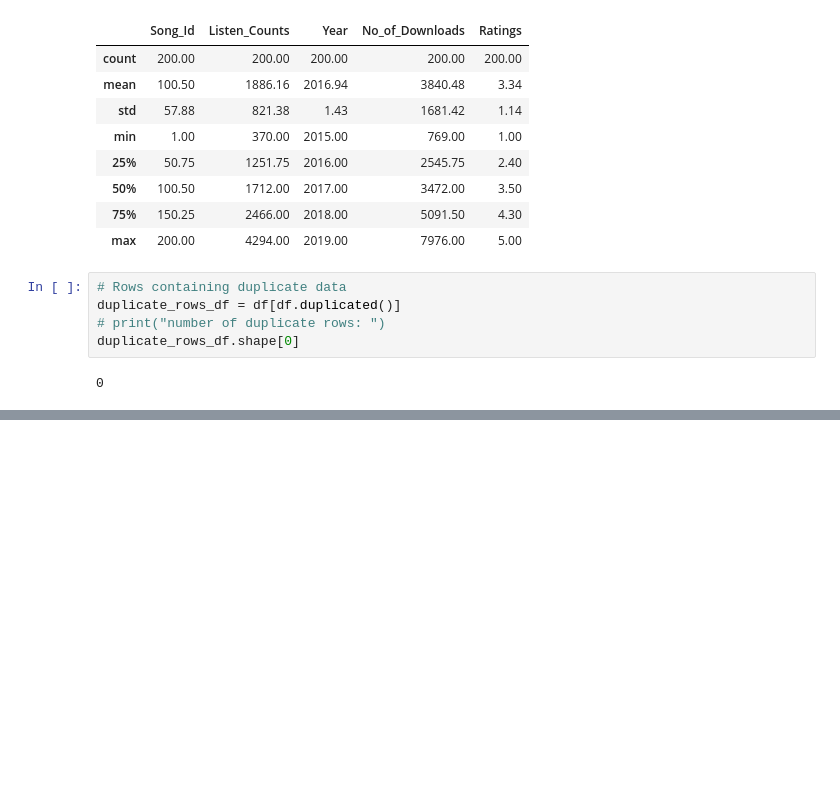
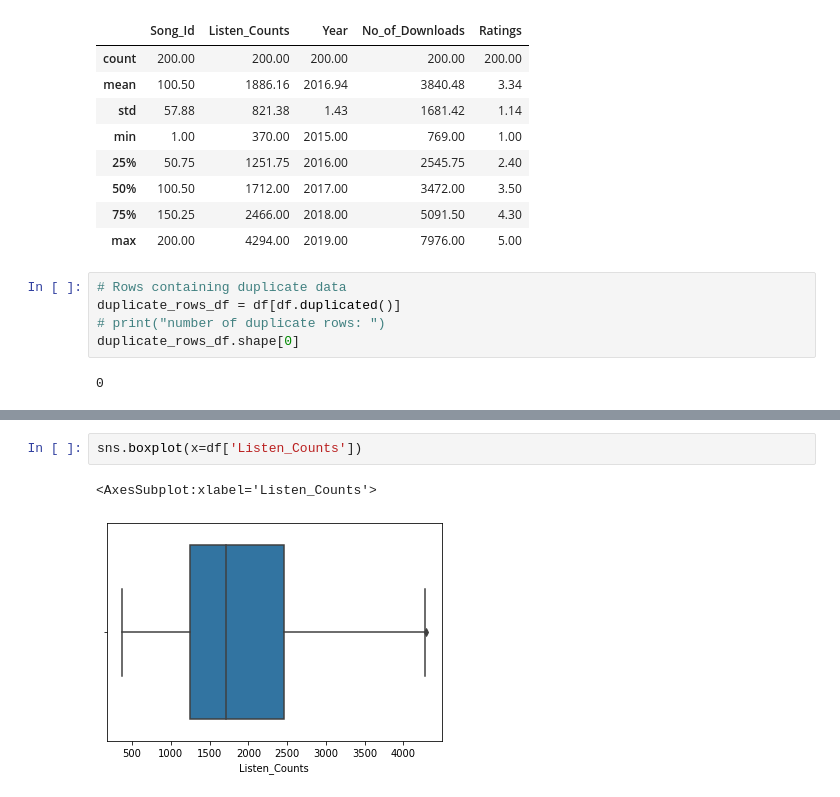
Before and after one commit to AzizDialloG/Project-Programming-for-Data-Analysis, a Jupyter notebook: Project - Programming for Data Analysis.ipynb, the cells around one changed output, grey strips where cells are left out. Saved outputs shown, nothing was run; the diff lists cells and outputs as text; blank space fills up the shorter version.

```diff
--- a/Project - Programming for Data Analysis.ipynb
+++ b/Project - Programming for Data Analysis.ipynb
@@ -193,0 +211,5 @@ duplicate_rows_df.shape[0]
+# %%
+sns.boxplot(x=df['Listen_Counts'])
+# %% [output]
+<AxesSubplot:xlabel='Listen_Counts'>
+[figure, added]
```
Also changed, not shown: parts of 10 cells of this notebook.
